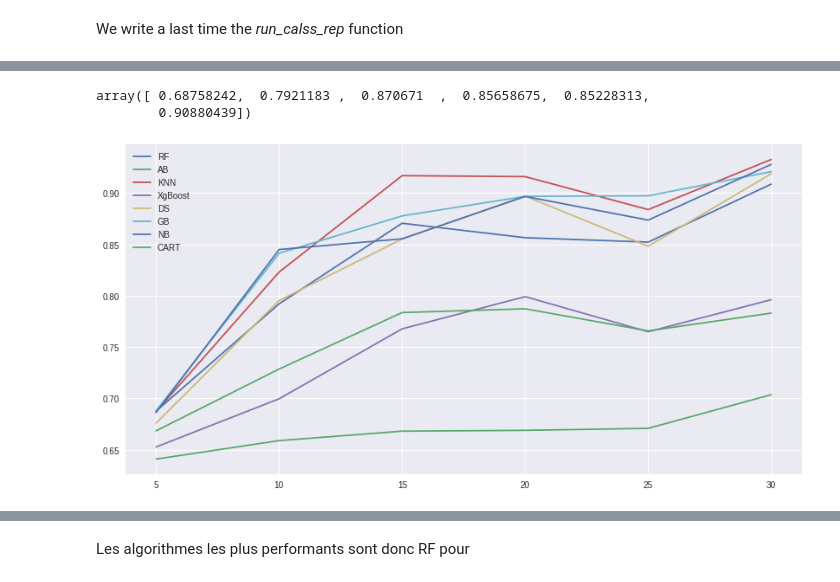
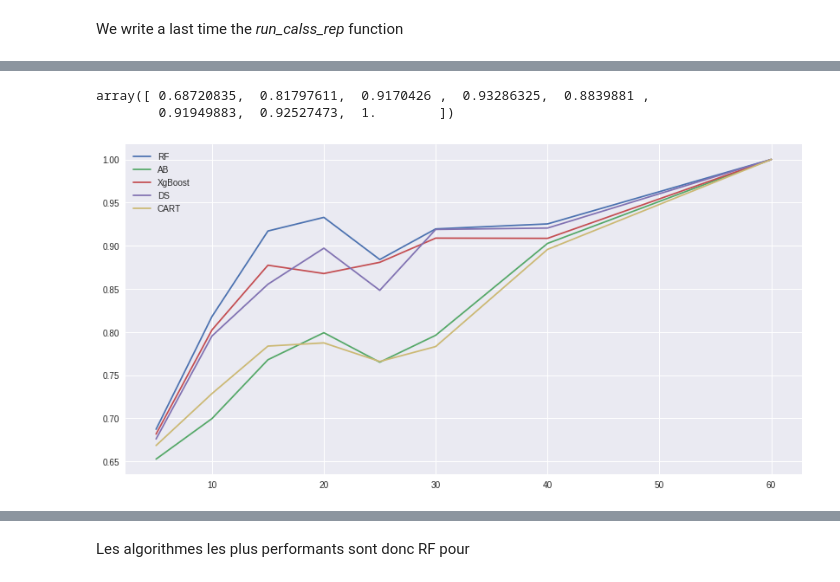
Before and after one commit to machineLearningCryptos/cryptoForecasting, a Jupyter notebook: crypto_forecasting.ipynb, the cells around one changed output, grey strips where cells are left out. Drawn from its saved outputs; the diff is of its cells as text; code cells hidden in the pictures.

```diff
--- a/crypto_forecasting.ipynb
+++ b/crypto_forecasting.ipynb
@@ -675,6 +675,6 @@ def run_class_rep_3(days) :
         tab_rendu_final = pd.concat([tab_rendu_final,tab_rendu],axis = 1)
     return tab_rendu_final
 # %%
-tab = run_class_rep_3([5,10,15,20,25,30])
+tab = run_class_rep_3([5,10,15,20,25,30,40,60])
 # %% [output]
 For a 5 days prevision :
@@ -693,17 +694,17 @@ For a 30 days prevision :
 tab1 = np.array(tab)
 tab1[0]
 # %% [output]
-array([ 0.68758242,  0.7921183 ,  0.870671  ,  0.85658675,  0.85228313,
-        0.90880439])
+array([ 0.68720835,  0.81797611,  0.9170426 ,  0.93286325,  0.8839881 ,
+        0.91949883,  0.92527473,  1.        ])
 # %%
 sns.set(rc={'figure.figsize':(14,7)})
 
-x = ['RF', 'AB', 'KNN', 'XgBoost', 'DS', 'GB', 'NB', 'CART']
+x = ['RF', 'AB', 'XgBoost', 'DS', 'CART']
 for i in x:
-    plt.plot([5,10,15,20,25,30],tab1[x.index(i)], label=i)
+    plt.plot([5,10,15,20,25,30,40,60],tab1[x.index(i)], label=i)
     plt.legend(x)
 # %% [output]
-[figure, old version]
+[figure, new version]
 # %%
 clf=RandomForestClassifier()
 X=features_3
```
Also changed, not shown: parts of 13 cells of this notebook.
